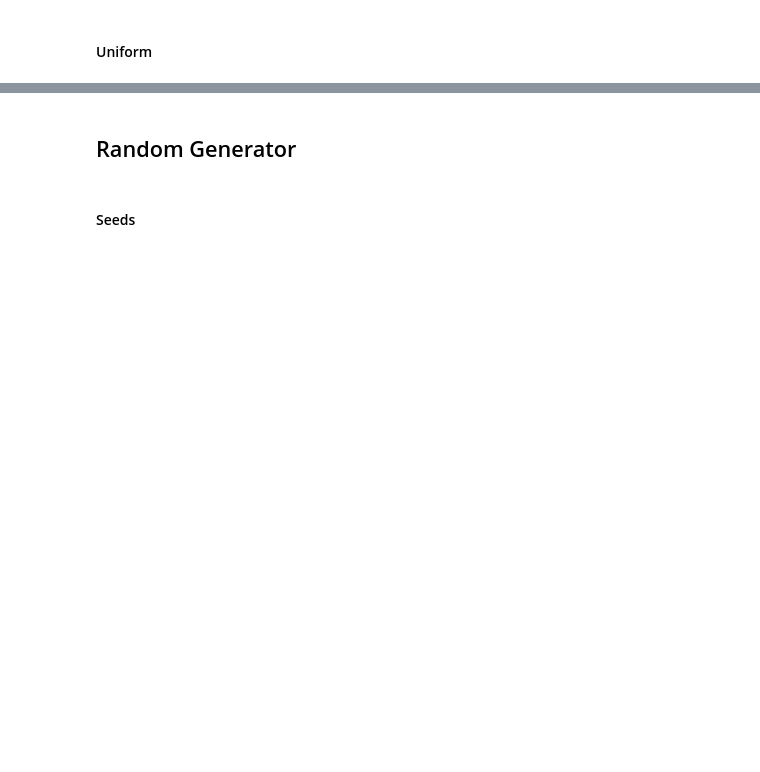
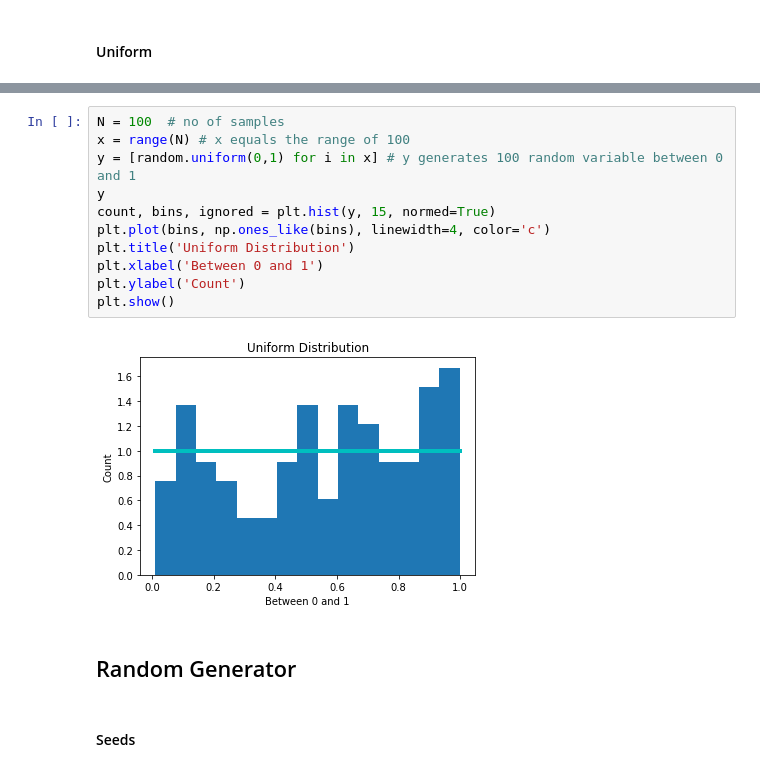
Before and after one commit to JohnADeady/Assignments-Programming-of-DA, a Jupyter notebook: Numpy.Random Package.ipynb, the cells around one changed output, grey strips where cells are left out. Cells and saved outputs as stored; diff of their text form; blank space fills up the shorter version.

```diff
--- a/Numpy.Random Package.ipynb
+++ b/Numpy.Random Package.ipynb
@@ -375,3 +373,16 @@ plt.show()
+# %%
+N = 100  # no of samples
+x = range(N) # x equals the range of 100
+y = [random.uniform(0,1) for i in x] # y generates 100 random variable between 0 and 1
+y
+count, bins, ignored = plt.hist(y, 15, normed=True)
+plt.plot(bins, np.ones_like(bins), linewidth=4, color='c')
+plt.title('Uniform Distribution')
+plt.xlabel('Between 0 and 1')
+plt.ylabel('Count')
+plt.show()
+# %% [output]
+[figure, added]
 # %% [markdown]
 ## Random Generator
 # %% [markdown]
```
Also changed, not shown: parts of 34 cells of this notebook.
